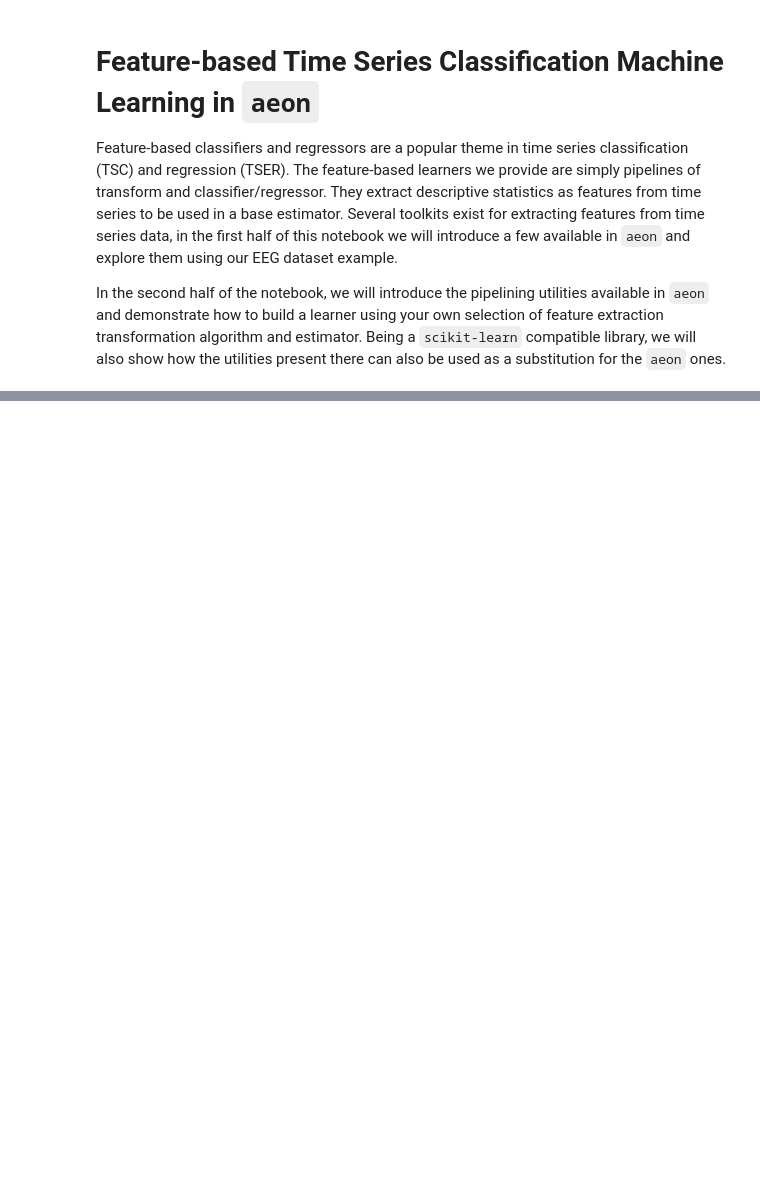
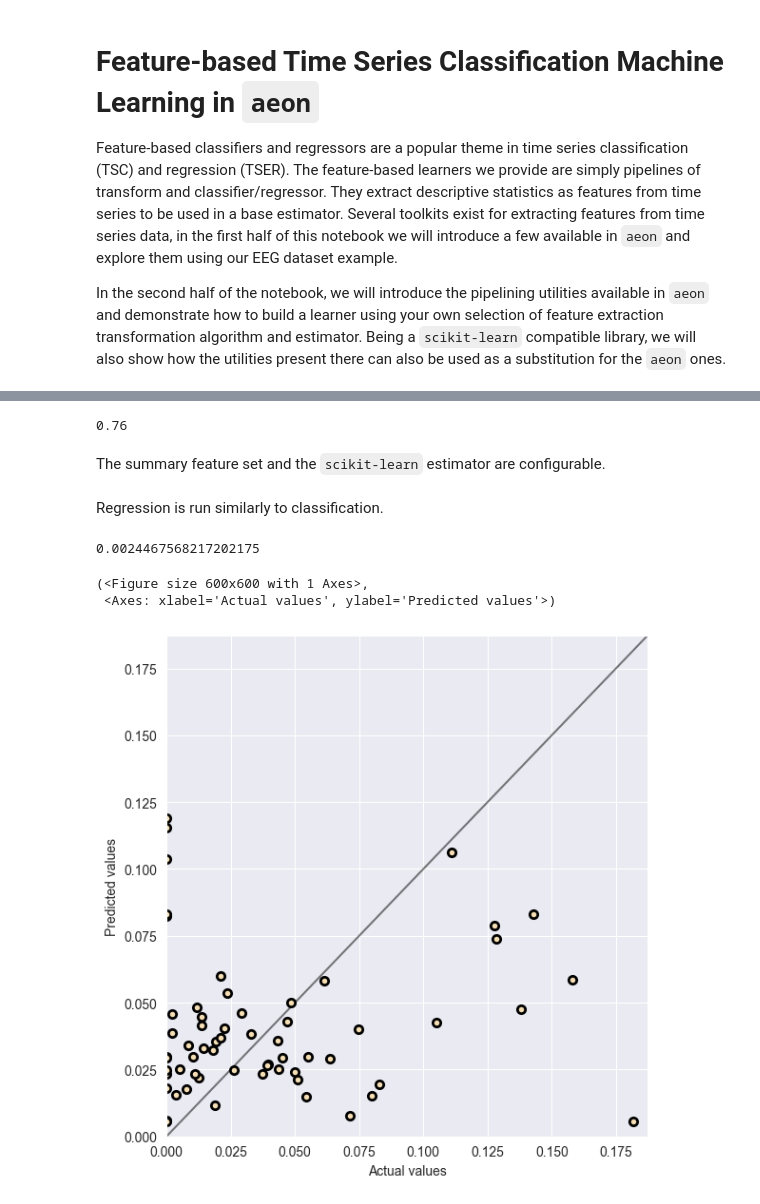
Before and after one commit to aeon-toolkit/aeon-tutorials, a Jupyter notebook: KDD-2024/Notebooks/Features-draft.ipynb, the cells around one changed output, grey strips where cells are left out. Drawn from its saved outputs; the diff is of its cells as text; code cells hidden in the pictures; blank space fills up the shorter version.

```diff
--- a/KDD-2024/Notebooks/Features-draft.ipynb
+++ b/KDD-2024/Notebooks/Features-draft.ipynb
@@ -176,0 +109,12 @@ feature extraction" https://arxiv.org/abs/2006.00873
+# %%
+from aeon.classification.feature_based import SummaryClassifier
+from sklearn.metrics import accuracy_score
+
+sns_cls = SummaryClassifier()
+sns_cls.fit(X_train_c, y_train_c)
+sns_preds_c = sns_cls.predict(X_test_c)
+accuracy_score(y_test_c, sns_preds_c)
+# %% [output]
+0.76
+# %% [markdown]
+The summary feature set and the `scikit-learn` estimator are configurable.
@@ -176,0 +131,20 @@ feature extraction" https://arxiv.org/abs/2006.00873
+# %% [markdown]
+Regression is run similarly to classification.
+# %%
+from aeon.regression.feature_based import SummaryRegressor
+from sklearn.metrics import mean_squared_error
+
+sns_reg = SummaryRegressor()
+sns_reg.fit(X_train_r, y_train_r)
+sns_preds_r = sns_reg.predict(X_test_r)
+mean_squared_error(y_test_r, sns_preds_r)
+# %% [output]
+0.0024467568217202175
+# %%
+from aeon.visualisation import plot_scatter_predictions
+
+plot_scatter_predictions(y_test_r, sns_preds_r)
+# %% [output]
+(<Figure size 600x600 with 1 Axes>,
+ <Axes: xlabel='Actual values', ylabel='Predicted values'>)
+[figure, added]
```
Also changed, not shown: parts of 63 cells of this notebook, 1 other file.
